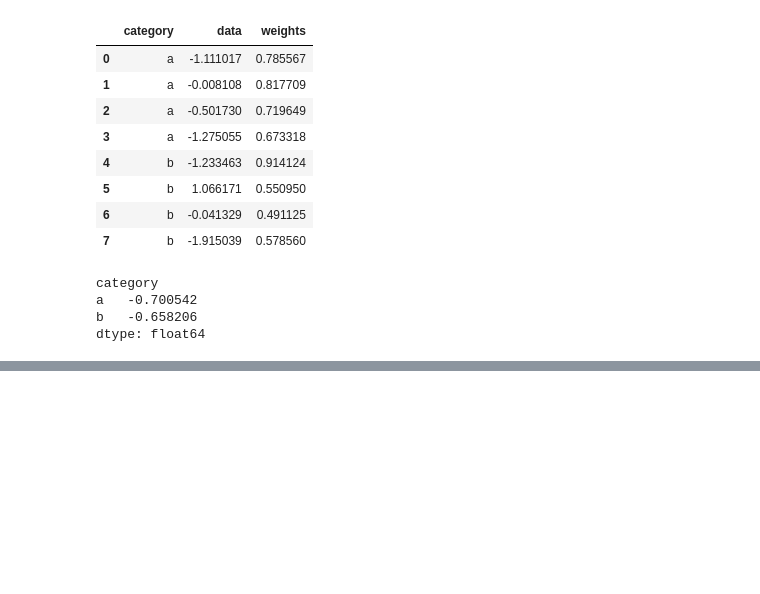
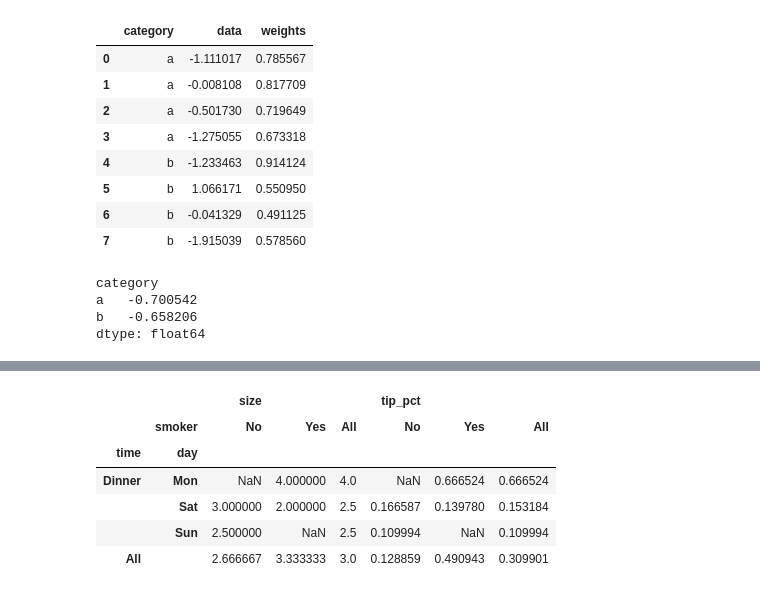
Before and after one commit to NinelieAimer/PythonLearning, a Jupyter notebook: analysisData/dataGrouping/dataGrouping.ipynb, the cells around one changed output, grey strips where cells are left out. Cells and saved outputs as stored; diff of their text form; code cells hidden in the pictures; blank space fills up the shorter version.

```diff
--- a/analysisData/dataGrouping/dataGrouping.ipynb
+++ b/analysisData/dataGrouping/dataGrouping.ipynb
@@ -728,0 +749,10 @@ def regress(data,yvars,xvars):
+# %%
+df.pivot_table(values=['tip_pct','size'],index=['time','day'],columns=['smoker'],margins=True)
+# %% [output]
+|  |  | size |  |  | tip_pct |  |  |
+|  | smoker | No | Yes | All | No | Yes | All |
+| time | day |  |  |  |  |  |  |
+| Dinner | Mon | NaN | 4.000000 | 4.0 | NaN | 0.666524 | 0.666524 |
+|  | Sat | 3.000000 | 2.000000 | 2.5 | 0.166587 | 0.139780 | 0.153184 |
+|  | Sun | 2.500000 | NaN | 2.5 | 0.109994 | NaN | 0.109994 |
+| All |  | 2.666667 | 3.333333 | 3.0 | 0.128859 | 0.490943 | 0.309901 |
```
Also changed, not shown: parts of 6 cells of this notebook, 5 other files.
